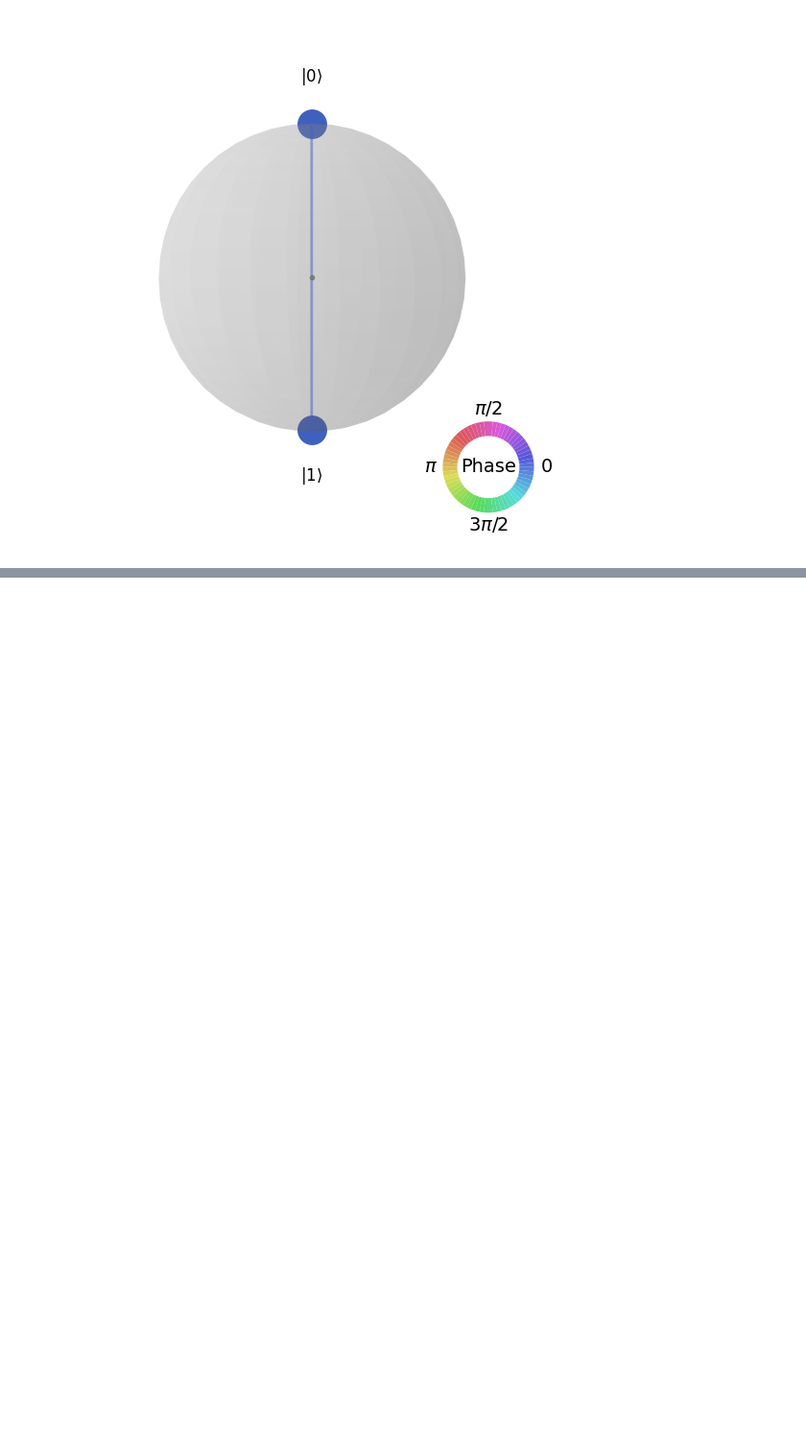
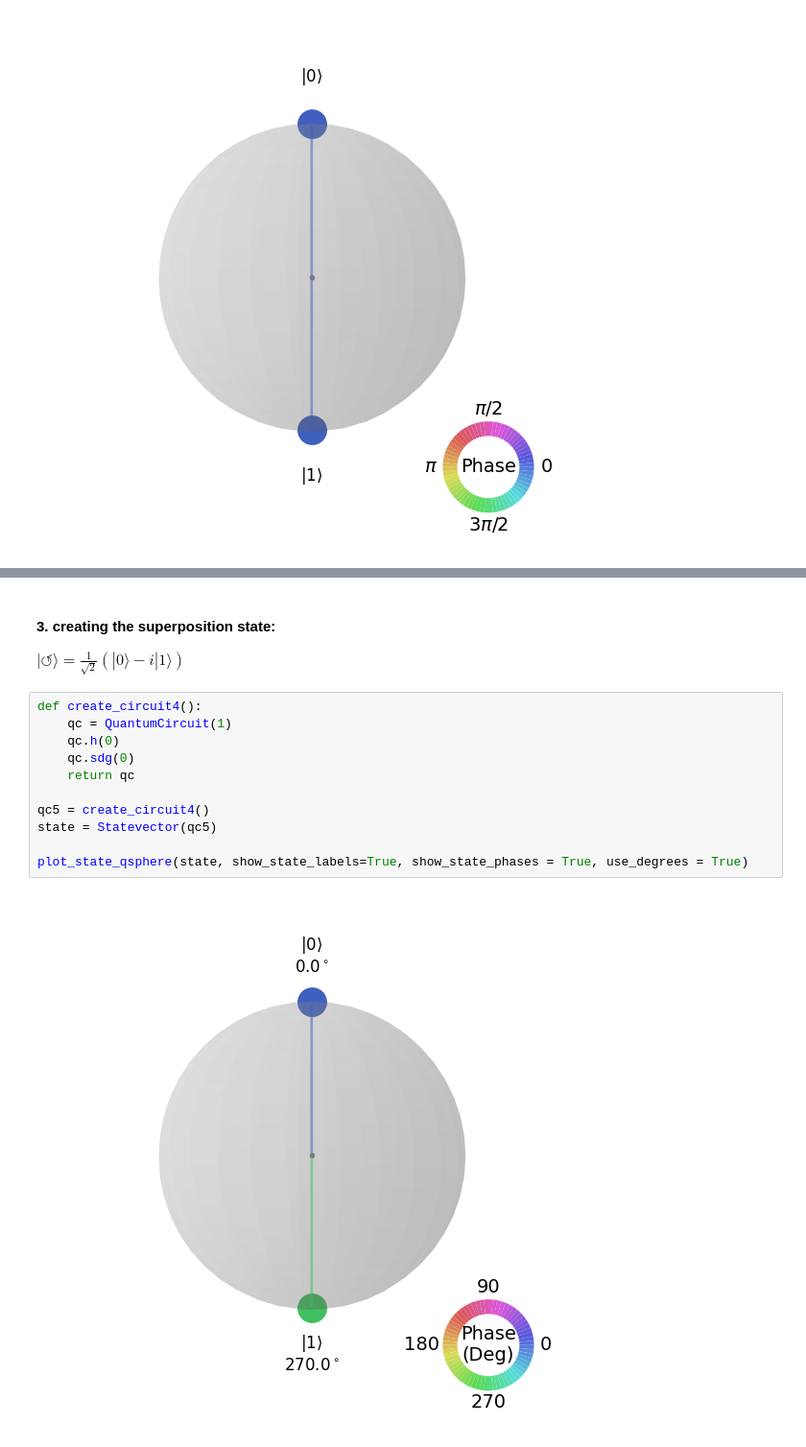
Before and after one commit to ManishSahani24/Quantum-Information-and-Computing, a Jupyter notebook: 1st step in Quantum Computing.ipynb, the cells around one changed output, grey strips where cells are left out. Shown at 96% size. Drawn from its saved outputs; the diff is of its cells as text; blank space fills up the shorter version.

```diff
--- a/1st step in Quantum Computing.ipynb
+++ b/1st step in Quantum Computing.ipynb
@@ -186,0 +200,17 @@ plot_state_qsphere(sv)
+# %% [markdown]
+#### 3. creating the superposition state:
+
+  $|\circlearrowleft\rangle = \frac{1}{\sqrt{2}}\left(|0\rangle - i|1\rangle\right)$
+# %%
+def create_circuit4():
+    qc = QuantumCircuit(1)
+    qc.h(0)
+    qc.sdg(0)
+    return qc
+
+qc5 = create_circuit4()
+state = Statevector(qc5)
+
+plot_state_qsphere(state, show_state_labels=True, show_state_phases = True, use_degrees = True)
+# %% [output]
+[figure, added]
```
Also changed, not shown: parts of 19 cells of this notebook.
